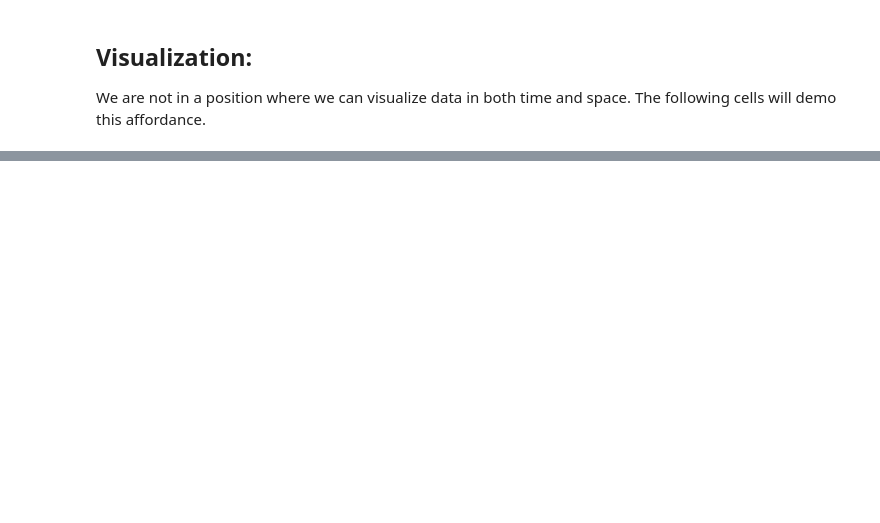
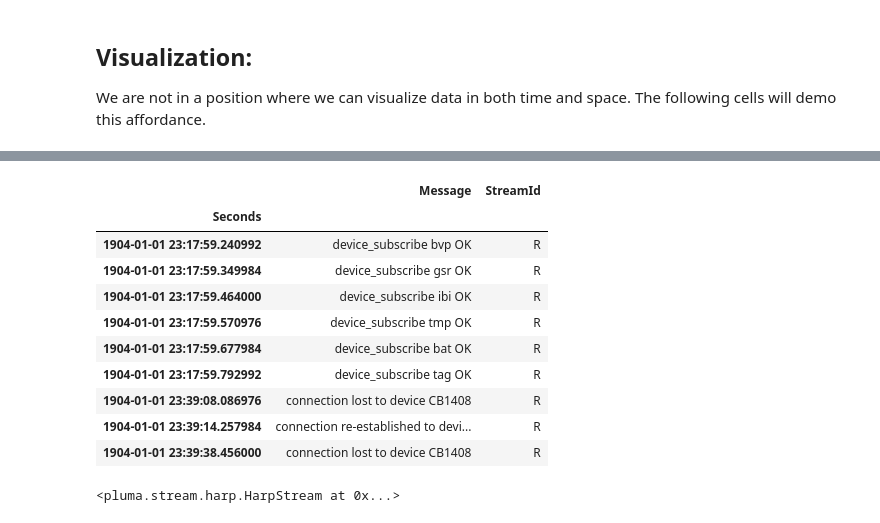
Before and after one commit to emotional-cities/notebooks, a Jupyter notebook: src/poc-v1/Demo_API.ipynb, the cells around one changed output, grey strips where cells are left out. Drawn from its saved outputs; the diff is of its cells as text; code cells hidden in the pictures; blank space fills up the shorter version.

Commit message:
Update demo of the current API
Targets: github.com/emotional-cities/pluma-analysis/commit/6749b294c29440752e72adf2373ad8ad17c4ea47

```diff
--- a/src/poc-v1/Demo_API.ipynb
+++ b/src/poc-v1/Demo_API.ipynb
@@ -175,0 +181,19 @@ plt.show()
+# %%
+dataset.streams.Empatica.data.R
+# %% [output]
+|  | Message | StreamId |
+| Seconds |  |  |
+| 1904-01-01 23:17:59.240992 | device_subscribe bvp OK | R |
+| 1904-01-01 23:17:59.349984 | device_subscribe gsr OK | R |
+| 1904-01-01 23:17:59.464000 | device_subscribe ibi OK | R |
+| 1904-01-01 23:17:59.570976 | device_subscribe tmp OK | R |
+| 1904-01-01 23:17:59.677984 | device_subscribe bat OK | R |
+| 1904-01-01 23:17:59.792992 | device_subscribe tag OK | R |
+| 1904-01-01 23:39:08.086976 | connection lost to device CB1408 | R |
+| 1904-01-01 23:39:14.257984 | connection re-established to devi... | R |
+| 1904-01-01 23:39:38.456000 | connection lost to device CB1408 | R |
+# %%
+## Export streams to csv
+dataset.streams.TK.AirQuality.Temperature.export_to_csv(f"{root}\TK_AirQuality_Temperature.csv")
+# %% [output]
+<pluma.stream.harp.HarpStream at 0x...>
```
Also changed, not shown: parts of 10 cells of this notebook.
